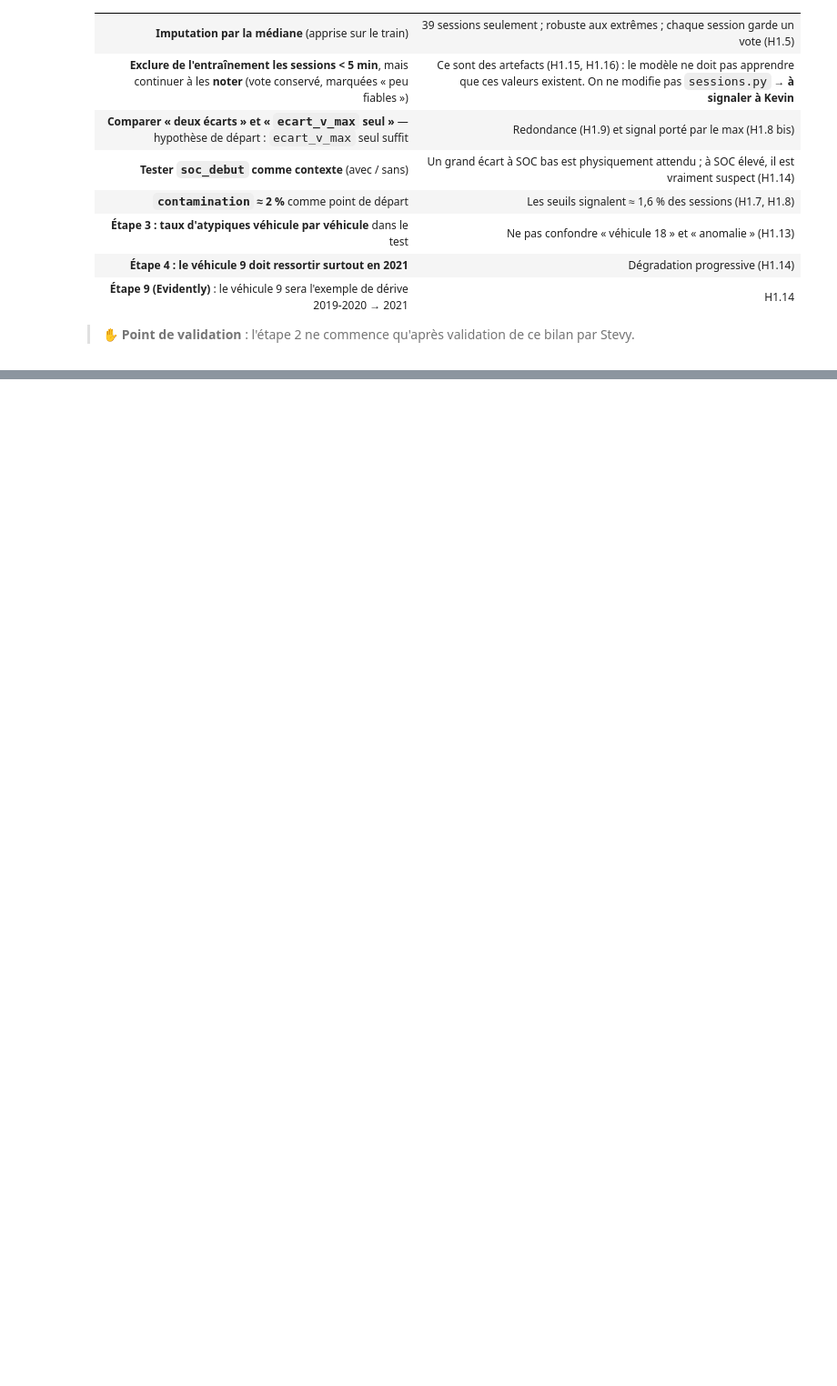
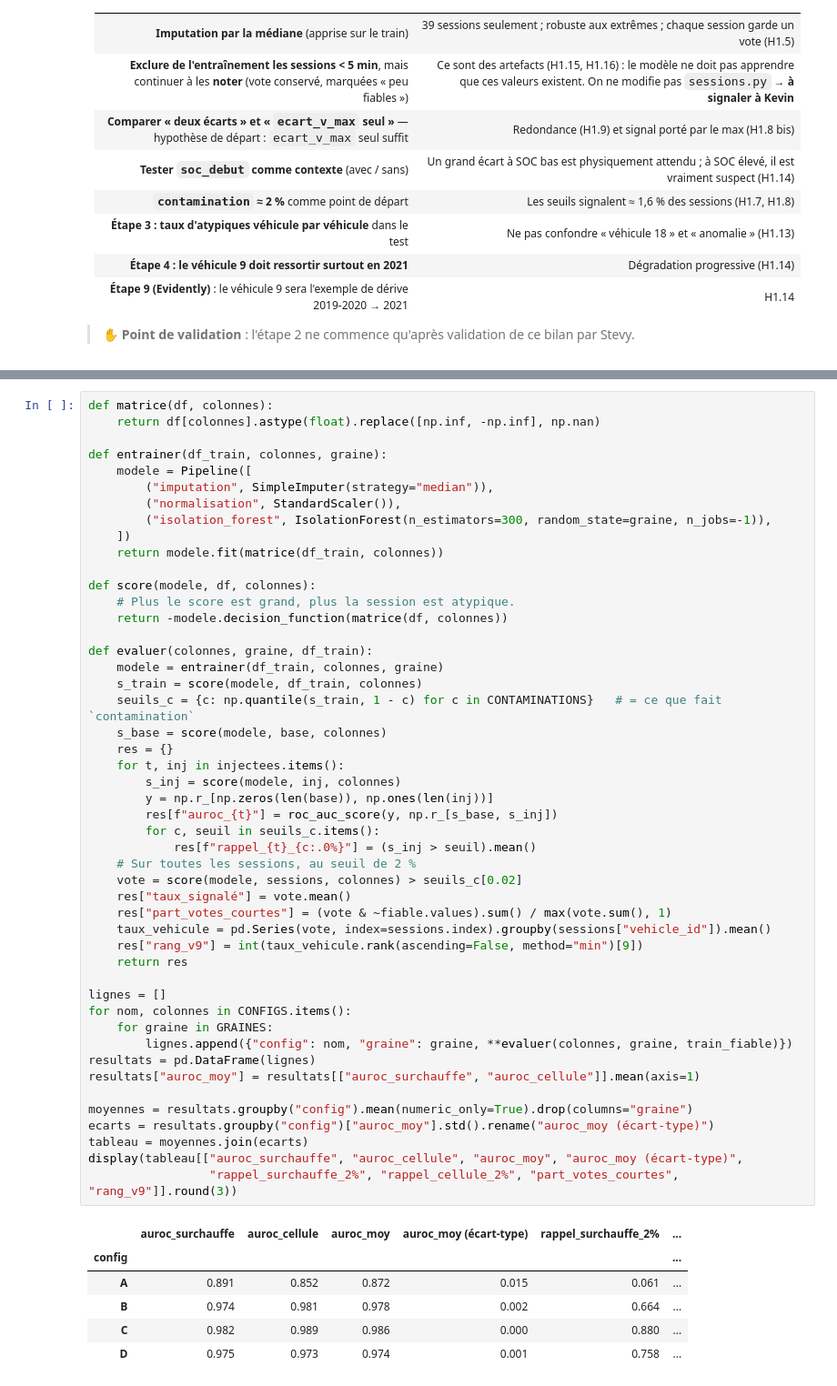
Before and after one commit to AMij0101982872/DETECTION-ANOMALIE-BATTERIE, a Jupyter notebook: notebooks/04_modele3_isolation_forest.ipynb, the cells around one changed output, grey strips where cells are left out. Shown at 91% size. Cells and saved outputs as stored; diff of their text form; blank space fills up the shorter version.

```diff
--- a/notebooks/04_modele3_isolation_forest.ipynb
+++ b/notebooks/04_modele3_isolation_forest.ipynb
@@ -598,0 +698,55 @@ print(f"{sum(bilan.values())} / {len(bilan)} hypothèses confirmées")
+# %%
+def matrice(df, colonnes):
+    return df[colonnes].astype(float).replace([np.inf, -np.inf], np.nan)
+
+def entrainer(df_train, colonnes, graine):
+    modele = Pipeline([
+        ("imputation", SimpleImputer(strategy="median")),
+        ("normalisation", StandardScaler()),
+        ("isolation_forest", IsolationForest(n_estimators=300, random_state=graine, n_jobs=-1)),
+    ])
+    return modele.fit(matrice(df_train, colonnes))
+
+def score(modele, df, colonnes):
+    # Plus le score est grand, plus la session est atypique.
+    return -modele.decision_function(matrice(df, colonnes))
+
+def evaluer(colonnes, graine, df_train):
+    modele = entrainer(df_train, colonnes, graine)
+    s_train = score(modele, df_train, colonnes)
+    seuils_c = {c: np.quantile(s_train, 1 - c) for c in CONTAMINATIONS}   # = ce que fait `contamination`
+    s_base = score(modele, base, colonnes)
+    res = {}
+    for t, inj in injectees.items():
+        s_inj = score(modele, inj, colonnes)
+        y = np.r_[np.zeros(len(base)), np.ones(len(inj))]
+        res[f"auroc_{t}"] = roc_auc_score(y, np.r_[s_base, s_inj])
+        for c, seuil in seuils_c.items():
+            res[f"rappel_{t}_{c:.0%}"] = (s_inj > seuil).mean()
+    # Sur toutes les sessions, au seuil de 2 %
+    vote = score(modele, sessions, colonnes) > seuils_c[0.02]
+    res["taux_signalé"] = vote.mean()
+    res["part_votes_courtes"] = (vote & ~fiable.values).sum() / max(vote.sum(), 1)
+    taux_vehicule = pd.Series(vote, index=sessions.index).groupby(sessions["vehicle_id"]).mean()
+    res["rang_v9"] = int(taux_vehicule.rank(ascending=False, method="min")[9])
+    return res
+
+lignes = []
+for nom, colonnes in CONFIGS.items():
+    for graine in GRAINES:
+        lignes.append({"config": nom, "graine": graine, **evaluer(colonnes, graine, train_fiable)})
+resultats = pd.DataFrame(lignes)
+resultats["auroc_moy"] = resultats[["auroc_surchauffe", "auroc_cellule"]].mean(axis=1)
+
+moyennes = resultats.groupby("config").mean(numeric_only=True).drop(columns="graine")
+ecarts = resultats.groupby("config")["auroc_moy"].std().rename("auroc_moy (écart-type)")
+tableau = moyennes.join(ecarts)
+display(tableau[["auroc_surchauffe", "auroc_cellule", "auroc_moy", "auroc_moy (écart-type)",
+                 "rappel_surchauffe_2%", "rappel_cellule_2%", "part_votes_courtes", "rang_v9"]].round(3))
+# %% [output]
+|  | auroc_surchauffe | auroc_cellule | auroc_moy | auroc_moy (écart-type) | rappel_surchauffe_2% | ... |
+| config |  |  |  |  |  | ... |
+| A | 0.891 | 0.852 | 0.872 | 0.015 | 0.061 | ... |
+| B | 0.974 | 0.981 | 0.978 | 0.002 | 0.664 | ... |
+| C | 0.982 | 0.989 | 0.986 | 0.000 | 0.880 | ... |
+| D | 0.975 | 0.973 | 0.974 | 0.001 | 0.758 | ... |
```
Also changed, not shown: parts of 13 cells of this notebook, 1 other file.
